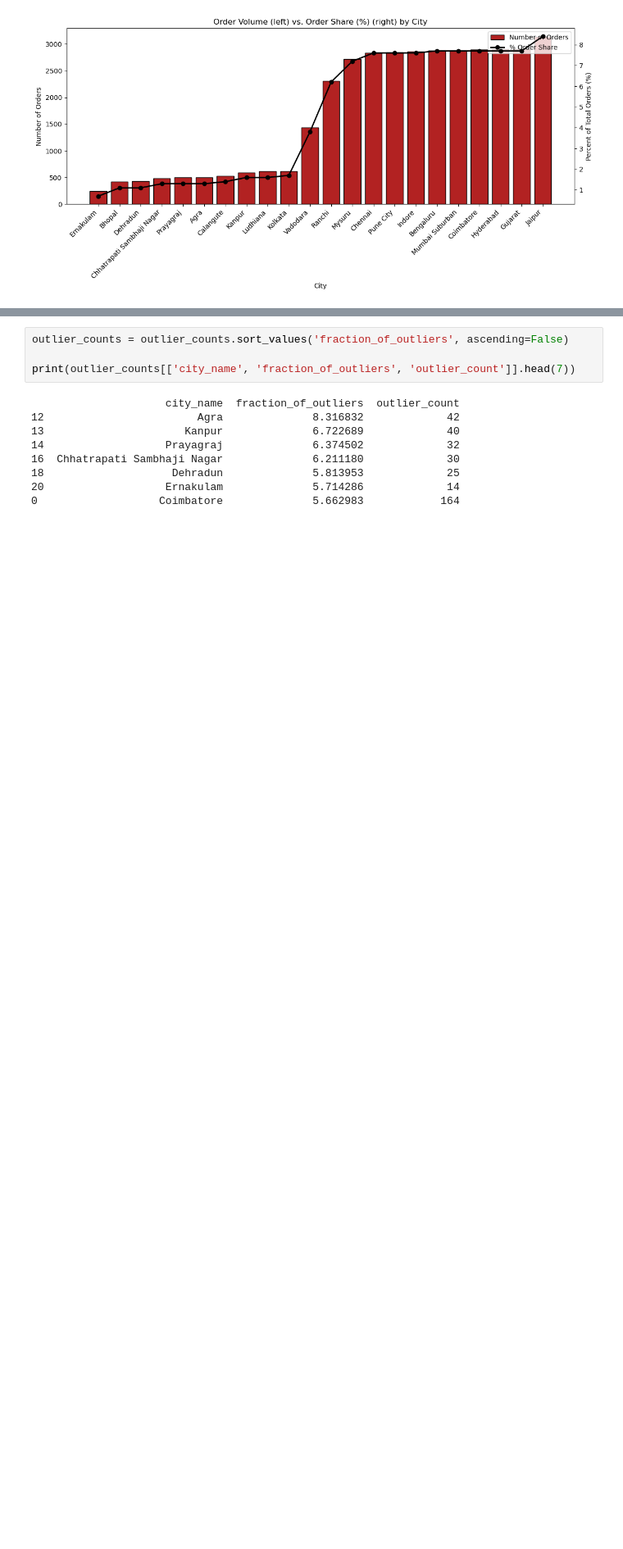
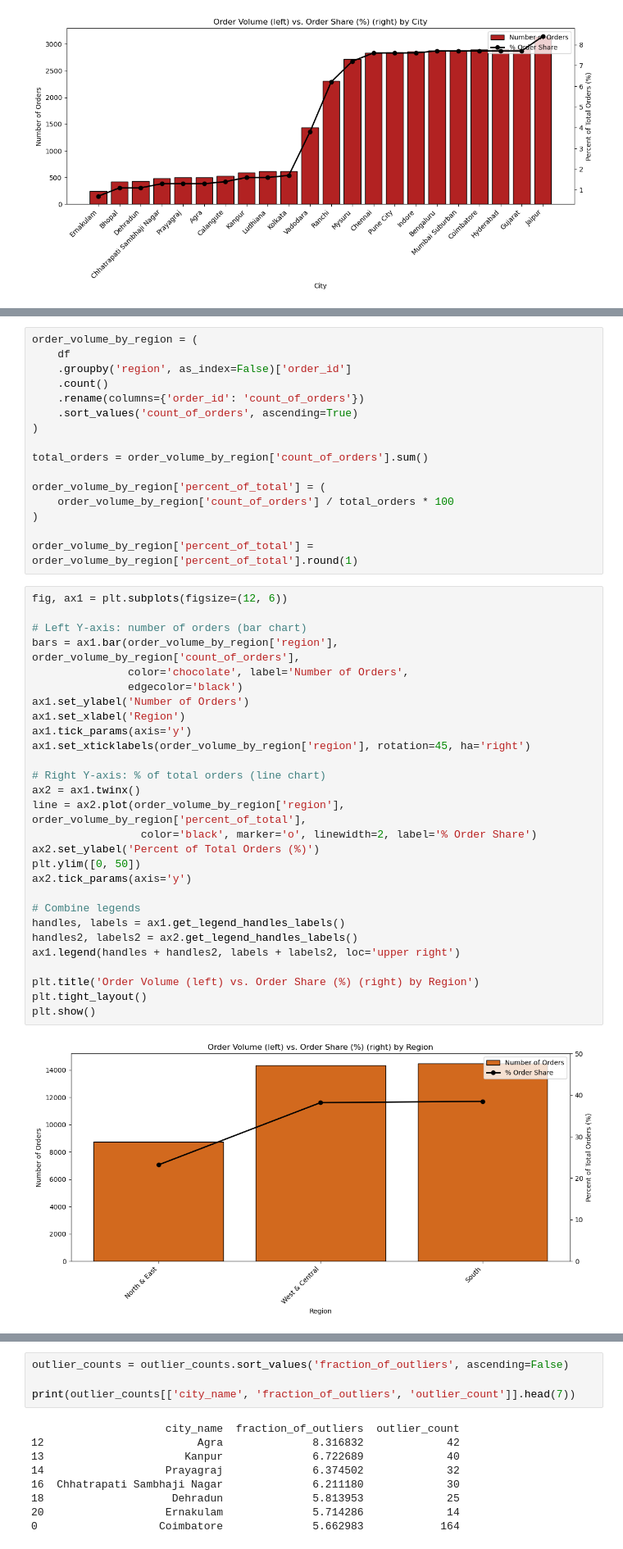
Before and after one commit to shubhx32/Network-Food-Delivery-EDA, a Jupyter notebook: notebooks/Food-Delivery-EDA.ipynb, the cells around one changed output, grey strips where cells are left out. Shown at 82% size. Drawn from its saved outputs; the diff is of its cells as text; blank space fills up the shorter version.

```diff
--- a/notebooks/Food-Delivery-EDA.ipynb
+++ b/notebooks/Food-Delivery-EDA.ipynb
@@ -640 +764,47 @@ plt.show()
+# %%
+order_volume_by_region = (
+    df
+    .groupby('region', as_index=False)['order_id']
+    .count()
+    .rename(columns={'order_id': 'count_of_orders'})
+    .sort_values('count_of_orders', ascending=True)
+)
+
+total_orders = order_volume_by_region['count_of_orders'].sum()
+
+order_volume_by_region['percent_of_total'] = (
+    order_volume_by_region['count_of_orders'] / total_orders * 100
+)
+
+order_volume_by_region['percent_of_total'] = order_volume_by_region['percent_of_total'].round(1)
+# %%
+fig, ax1 = plt.subplots(figsize=(12, 6))
+
+# Left Y‑axis: number of orders (bar chart)
+bars = ax1.bar(order_volume_by_region['region'], order_volume_by_region['count_of_orders'],
+               color='chocolate', label='Number of Orders',
+               edgecolor='black')
+ax1.set_ylabel('Number of Orders')
+ax1.set_xlabel('Region')
+ax1.tick_params(axis='y')
+ax1.set_xticklabels(order_volume_by_region['region'], rotation=45, ha='right')
+
+# Right Y‑axis: % of total orders (line chart)
+ax2 = ax1.twinx()
+line = ax2.plot(order_volume_by_region['region'], order_volume_by_region['percent_of_total'],
+                 color='black', marker='o', linewidth=2, label='% Order Share')
+ax2.set_ylabel('Percent of Total Orders (%)')
+plt.ylim([0, 50])
+ax2.tick_params(axis='y')
+
+# Combine legends
+handles, labels = ax1.get_legend_handles_labels()
+handles2, labels2 = ax2.get_legend_handles_labels()
+ax1.legend(handles + handles2, labels + labels2, loc='upper right')
+
+plt.title('Order Volume (left) vs. Order Share (%) (right) by Region')
+plt.tight_layout()
+plt.show()
+# %% [output]
+[figure, added]
 # %% [markdown]
```
Also changed, not shown: parts of 32 cells of this notebook, 19 other files.
